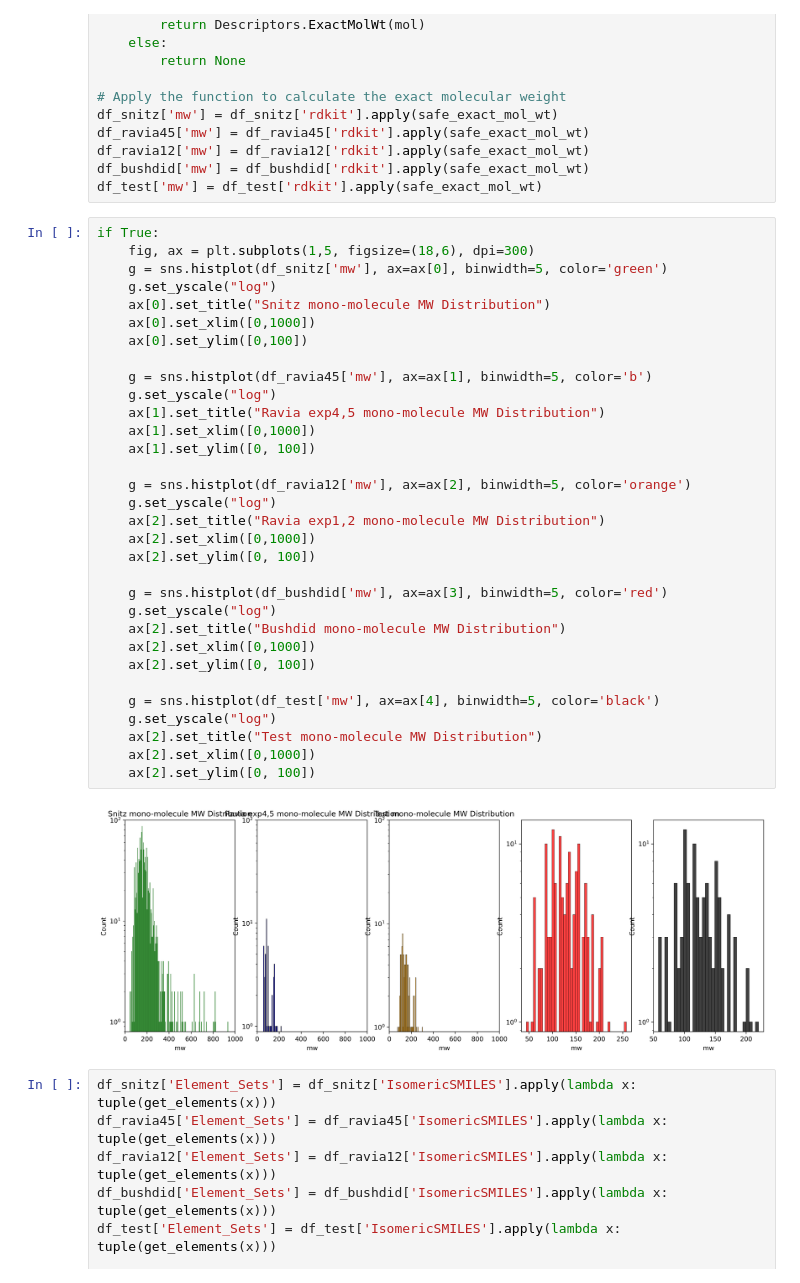
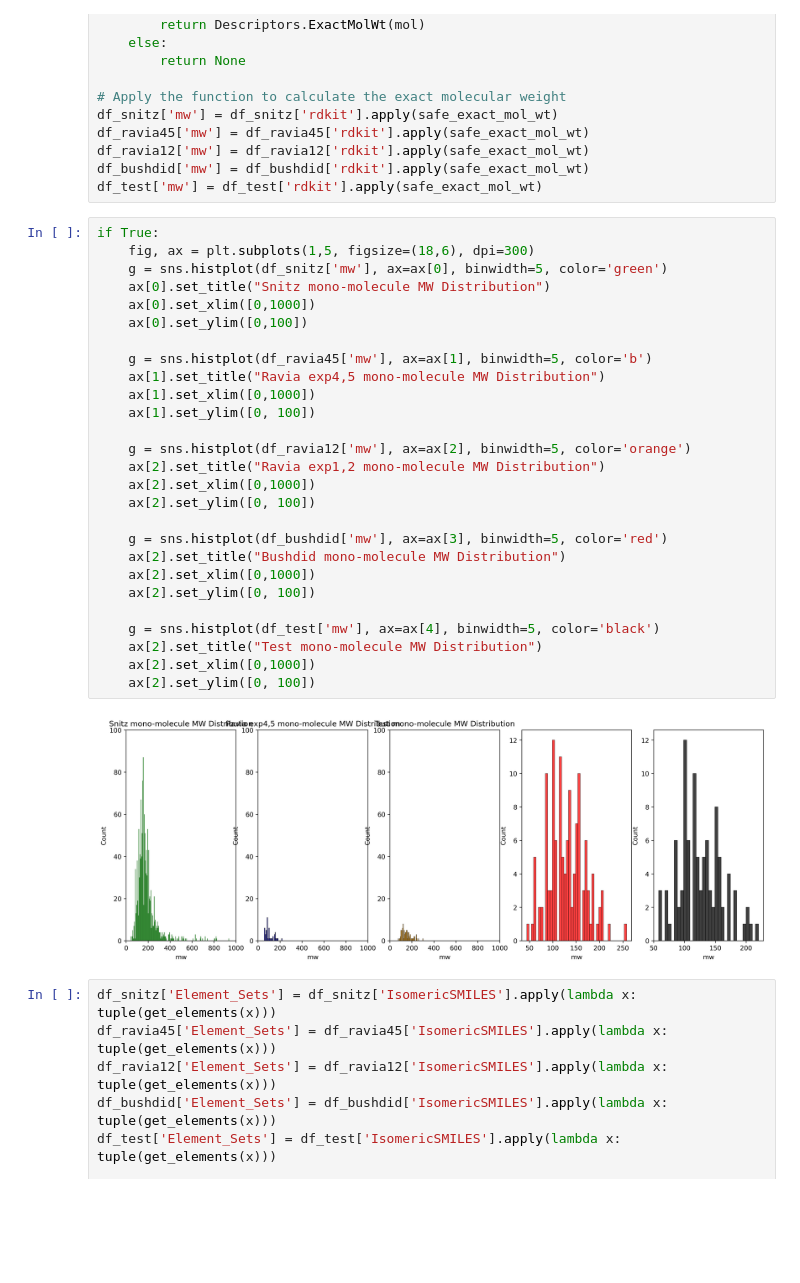
Before and after one commit to chemcognition-lab/dreamix, a Jupyter notebook: notebooks/eda.ipynb, the cells around one changed output. Drawn from its saved outputs; the diff is of its cells as text; blank space fills up the shorter version.

```diff
--- a/notebooks/eda.ipynb
+++ b/notebooks/eda.ipynb
@@ -265,37 +265,32 @@ df_test['mw'] = df_test['rdkit'].apply(safe_exact_mol_wt)
 # %%
 if True:
     fig, ax = plt.subplots(1,5, figsize=(18,6), dpi=300)
     g = sns.histplot(df_snitz['mw'], ax=ax[0], binwidth=5, color='green')
-    g.set_yscale("log")
     ax[0].set_title("Snitz mono-molecule MW Distribution")
     ax[0].set_xlim([0,1000])
     ax[0].set_ylim([0,100])
 
     g = sns.histplot(df_ravia45['mw'], ax=ax[1], binwidth=5, color='b')
-    g.set_yscale("log")
     ax[1].set_title("Ravia exp4,5 mono-molecule MW Distribution")
     ax[1].set_xlim([0,1000])
     ax[1].set_ylim([0, 100])
 
     g = sns.histplot(df_ravia12['mw'], ax=ax[2], binwidth=5, color='orange')
-    g.set_yscale("log")
     ax[2].set_title("Ravia exp1,2 mono-molecule MW Distribution")
     ax[2].set_xlim([0,1000])
     ax[2].set_ylim([0, 100])
 
     g = sns.histplot(df_bushdid['mw'], ax=ax[3], binwidth=5, color='red')
-    g.set_yscale("log")
     ax[2].set_title("Bushdid mono-molecule MW Distribution")
     ax[2].set_xlim([0,1000])
     ax[2].set_ylim([0, 100])
 
     g = sns.histplot(df_test['mw'], ax=ax[4], binwidth=5, color='black')
-    g.set_yscale("log")
     ax[2].set_title("Test mono-molecule MW Distribution")
     ax[2].set_xlim([0,1000])
     ax[2].set_ylim([0, 100])
 # %% [output]
-[figure, old version]
+[figure, new version]
 # %%
 df_snitz['Element_Sets'] = df_snitz['IsomericSMILES'].apply(lambda x: tuple(get_elements(x)))
 df_ravia45['Element_Sets'] = df_ravia45['IsomericSMILES'].apply(lambda x: tuple(get_elements(x)))
```
